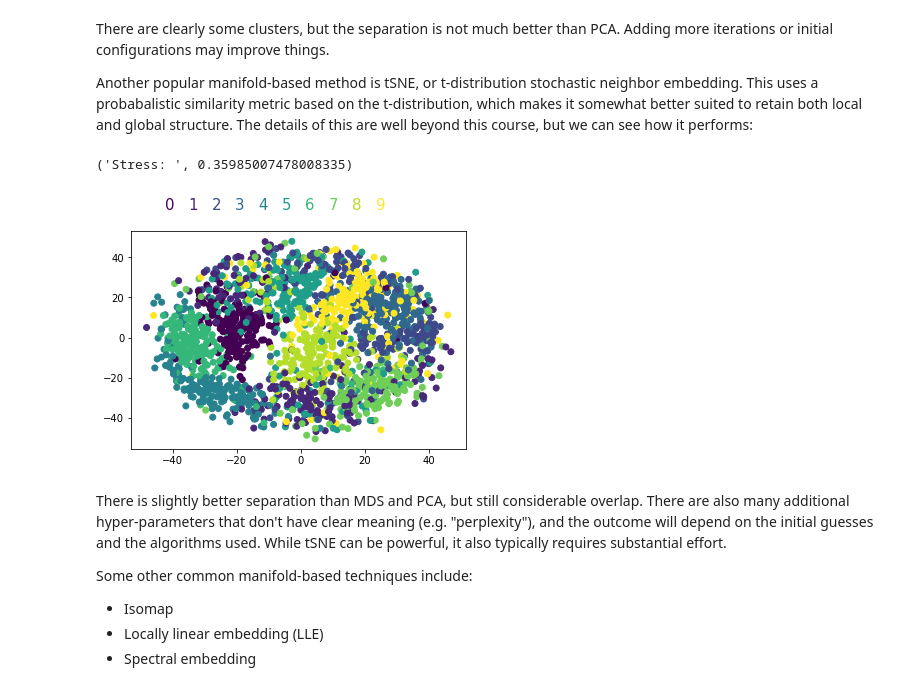
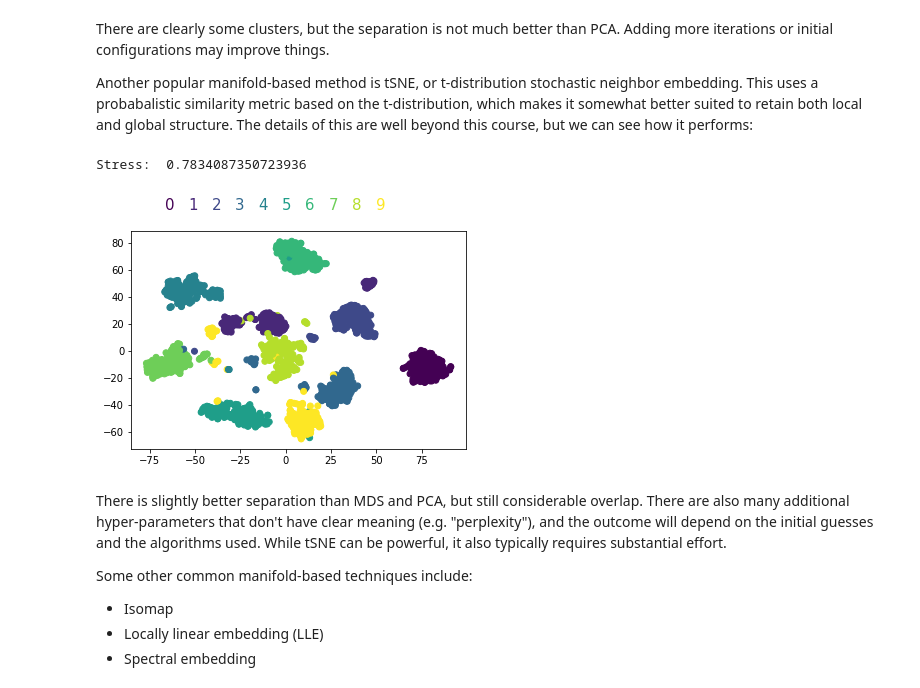
Before and after one commit to medford-group/data_analytics_ChE, a Jupyter notebook: 5-exploratory_data_analysis/lecture-dimensionality_reduction.ipynb, the cells around one changed output. Cells and saved outputs as stored; diff of their text form; code cells hidden in the pictures.

```diff
--- a/5-exploratory_data_analysis/lecture-dimensionality_reduction.ipynb
+++ b/5-exploratory_data_analysis/lecture-dimensionality_reduction.ipynb
@@ -417,22 +443,22 @@ Another popular manifold-based method is tSNE, or t-distribution stochastic neig
 # %%
 from sklearn.manifold import TSNE
 
 tsne = TSNE(n_components=2, perplexity=30.0,
             early_exaggeration=12.0,
             learning_rate=200.0,
             n_iter=1000,
             init='random',
             method='exact')
 
-X_tsne = mds.fit_transform(X_mnist)
+X_tsne = tsne.fit_transform(X_mnist)
 
 fig, ax = plt.subplots()
 ax.scatter(X_tsne[:,0], X_tsne[:,1], c=y_mnist)
 add_labels(ax)
 print('Stress: ', stress(X_tsne, X_mnist))
 # %% [output]
-('Stress: ', 0.35985007478008335)
+Stress:  0.7834087350723936
-[figure, old version]
+[figure, new version]
 # %% [markdown]
 There is slightly better separation than MDS and PCA, but still considerable overlap. There are also many additional hyper-parameters that don't have clear meaning (e.g. "perplexity"), and the outcome will depend on the initial guesses and the algorithms used. While tSNE can be powerful, it also typically requires substantial effort.
 
```
Also changed, not shown: parts of 14 cells of this notebook, 2 other files.
